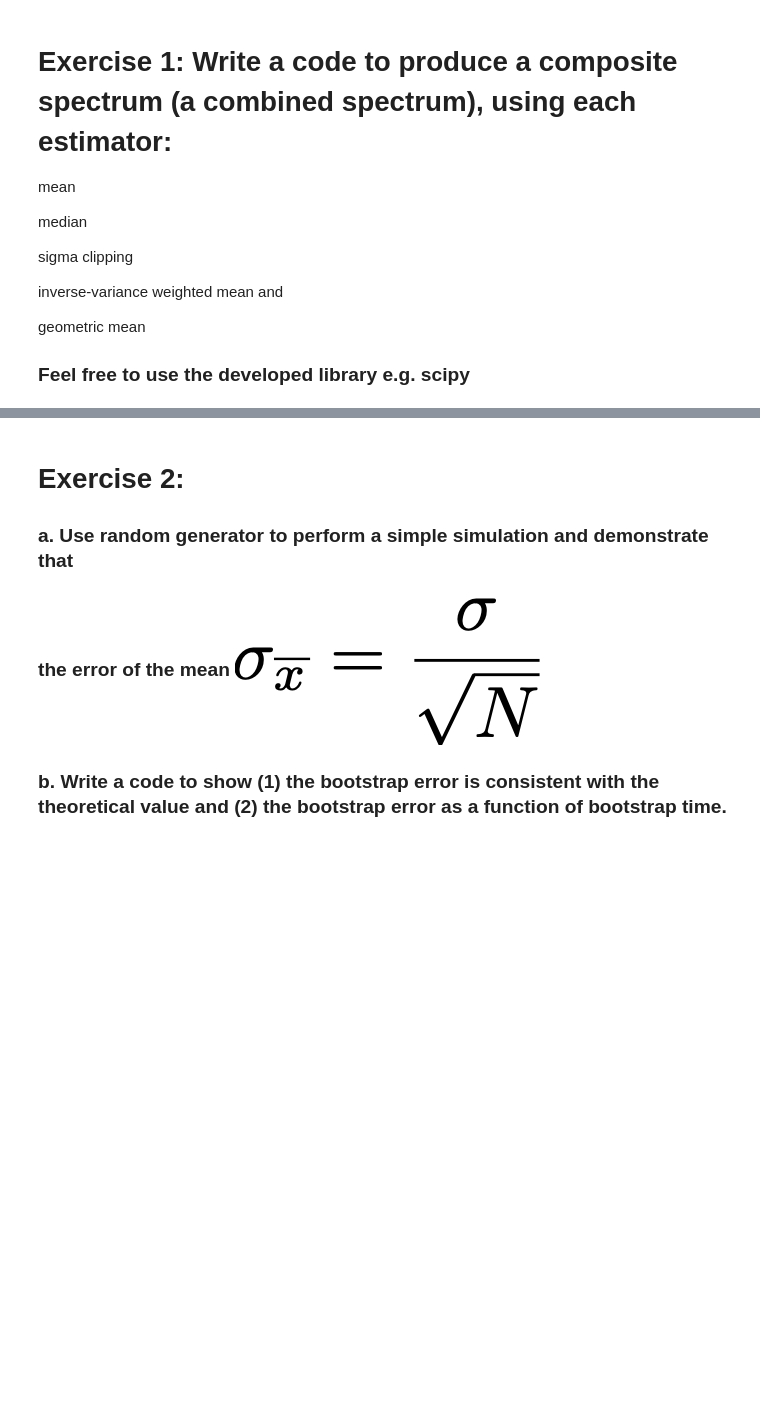
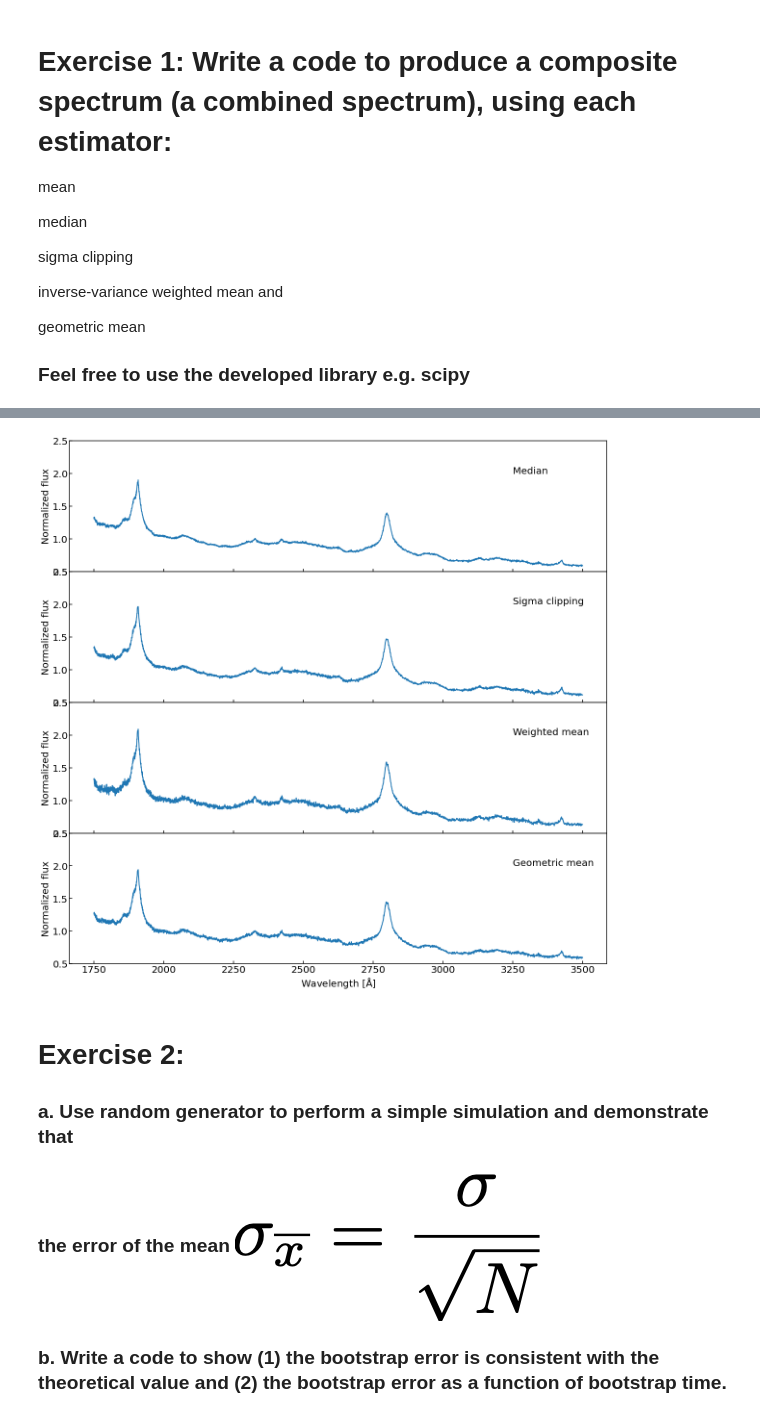
Before and after one commit to astro-blue/Data-analysis-in-astronomy-2024, a Jupyter notebook: Week_3/Basic_statistics_in_class_exercise.ipynb, the cells around one changed output, grey strips where cells are left out. Drawn from its saved outputs; the diff is of its cells as text; code cells hidden in the pictures; blank space fills up the shorter version.

```diff
--- a/Week_3/Basic_statistics_in_class_exercise.ipynb
+++ b/Week_3/Basic_statistics_in_class_exercise.ipynb
@@ -47,3 +80,20 @@ geometric mean
+# %%
+plt.figure(figsize=(20,20))
+label_ = ['Median','Sigma clipping','Weighted mean','Geometric mean']
+#plt.plot(wavelength,composite_spectra[0,:],lw=3)
+#plt.text(3000,15,'Mean',fontsize=20)
+plt.subplots_adjust(hspace=0)
+for i in range(1,5):
+    plt.subplot(4,1,i)
+
+    plt.plot(wavelength,composite_spectra[i,:],lw=2)
+    plt.text(3250,2.0,label_[i-1],fontsize=20)
+    plt.xlabel('Wavelength [$\\rm \\AA$]',fontsize=20)
+    plt.ylabel('Normalized flux',fontsize=20)
+
+    plt.ylim(0.5,2.5)
+# %% [output]
+[figure, added]
 # %% [markdown]
 # Exercise 2:
 ### a. Use random generator to perform a simple simulation and demonstrate that
```
Also changed, not shown: parts of 5 cells of this notebook.
